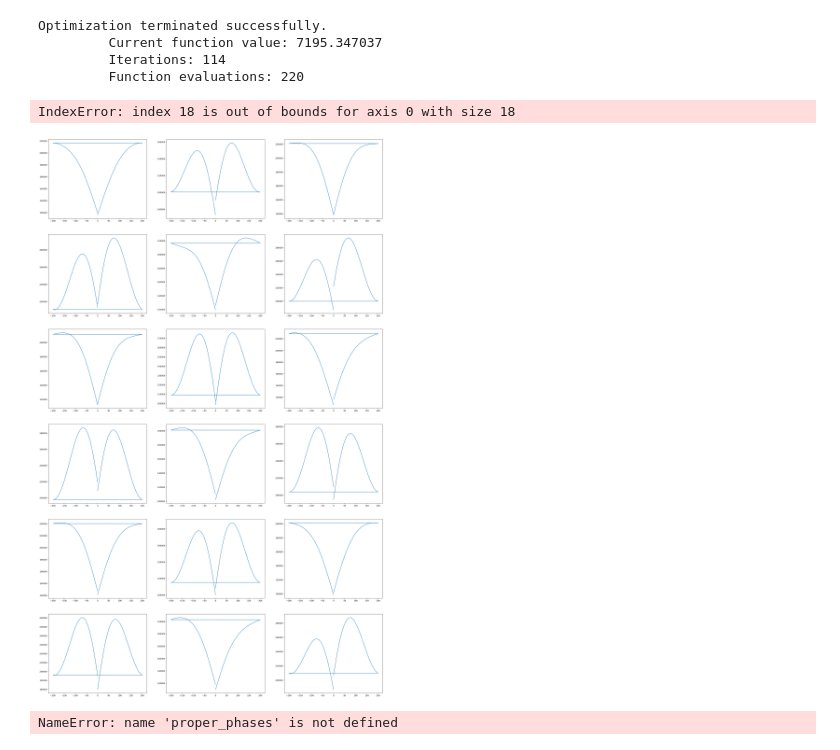
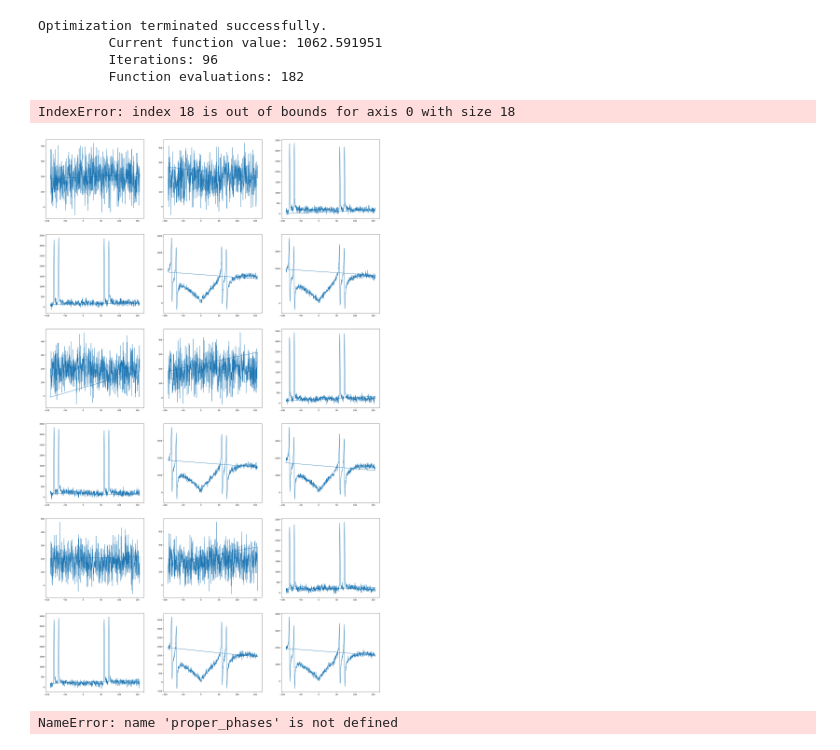
Before and after one commit to averageX56/nmr_stuff, a Jupyter notebook: FIDPreprocessing.ipynb, the cells around one changed output. Cells and saved outputs as stored; diff of their text form; code cells hidden in the pictures.

```diff
--- a/FIDPreprocessing.ipynb
+++ b/FIDPreprocessing.ipynb
@@ -136,9 +138,9 @@ def noize_spectra_idx(data):
 
 tn = 'C' # Название исследуемого ядра
 
-dic, data = ng.varian.read(r'test//N')
+dic, data = ng.varian.read(r'test//C')
 df = pd.read_csv('test//dict.csv')
-filtered_df = df[df['nucleus'] == 'N']
+filtered_df = df[df['nucleus'] == 'C']
 at = float(dic['procpar']['at']['values'][0])
 peak_width = filtered_df['peak_width'].values[0]
 center = filtered_df['center'].values[0]
@@ -166,37 +168,37 @@ peaks = []
 for idx in range(len(data)):
     if idx not in id_idx and idx != 0:
         spectrum = np.fft.fft(window * (data[idx]))[mask]
         ph_corrected_spectrum = np.real(spectrum * np.exp(1j * 2 * np.pi / 360 * (phases[0])))
         normalized_spectrum = ph_corrected_spectrum / max(ph_corrected_spectrum)
         bl = baseline(ph_corrected_spectrum, 3)
         corrected_spectrum = ph_corrected_spectrum - bl
         loc_peaks = ng.analysis.peakpick.pick(normalized_spectrum, 0.3, -0.3, table=True)
         iter = 1
         area_indices = []
         for peak in loc_peaks:
             left = int(peak[0] - peak_idx_width)
             right = int(peak[0] + peak_idx_width)
             # area = simps(np.real(ph_corrected_spectrum[left:right]), frequencies[left:right])
             # integrated_areas.append([{'index':idx + 1}, {'integral_num': iter}, {'area':area}])
             iter += 1
         peaks.append(loc_peaks)
         spectras.append(corrected_spectrum)
 
 for idx in range(len(spectras)):
     axs[idx].plot(frequencies, spectras[idx])
     for i in range(len(peaks[idx])):
         s = int(peaks[idx][i][0] + peak_idx_width)
         p = int(peaks[idx][i][0] - peak_idx_width)
         # axs[idx].axvline(x=frequencies[s], color='orange', linestyle='--')
         # axs[idx].axvline(x=frequencies[p], color='blue', linestyle='--')
 plt.show()
 # %% [output]
 Optimization terminated successfully.
-         Current function value: 7195.347037
-         Iterations: 114
-         Function evaluations: 220
+         Current function value: 1062.591951
+         Iterations: 96
+         Function evaluations: 182
 IndexError: index 18 is out of bounds for axis 0 with size 18
-[figure, old version]
+[figure, new version]
 # %%
 # %% [output]
 NameError: name 'proper_phases' is not defined
```
Also changed, not shown: parts of 3 cells of this notebook.
